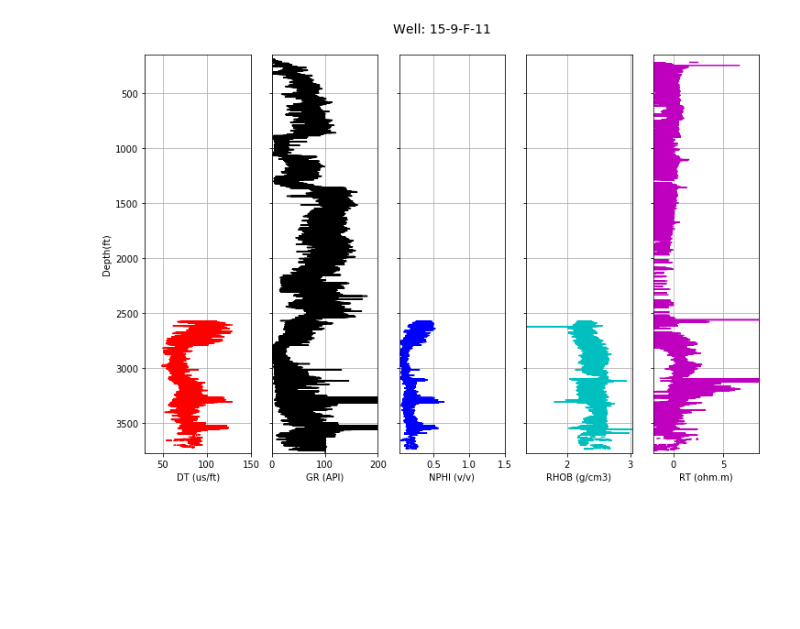
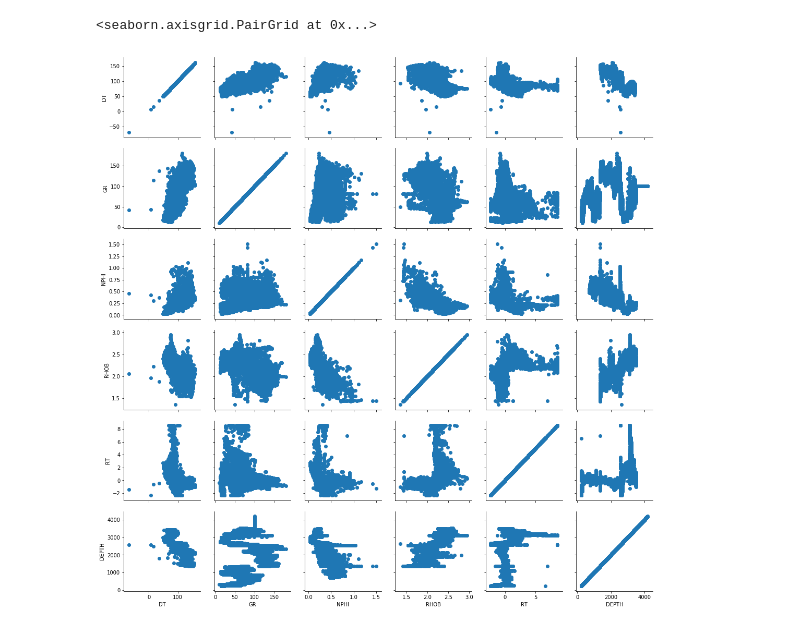
Before and after one commit to olawaleibrahim/PETROPHYSICAL-INTERPRETATION, a Jupyter notebook: Untitled1.ipynb, the cells around one changed output. Saved outputs shown, nothing was run; the diff lists cells and outputs as text; code cells hidden in the pictures; blank space fills up the shorter version.

```diff
--- a/Untitled1.ipynb
+++ b/Untitled1.ipynb
@@ -51,2 +59,0 @@ def log_plot(logs):
-# %%
-df = pd.read_csv('t2.csv')
@@ -55,4 +64,0 @@ df['RT'] = np.log(df['RT'])
-# %%
-log_plot(df)
-# %% [output]
-[figure, removed]
@@ -61,3 +65,9 @@ df1 = df.dropna()
+# %%
+g = sns.PairGrid(df1)
+g.map(plt.scatter)
+# %% [output]
+<seaborn.axisgrid.PairGrid at 0x...>
+[figure, added]
 # %%
 log_plot(df1)
 # %% [output]
```
Also changed, not shown: parts of 49 cells of this notebook, 3 other files.
